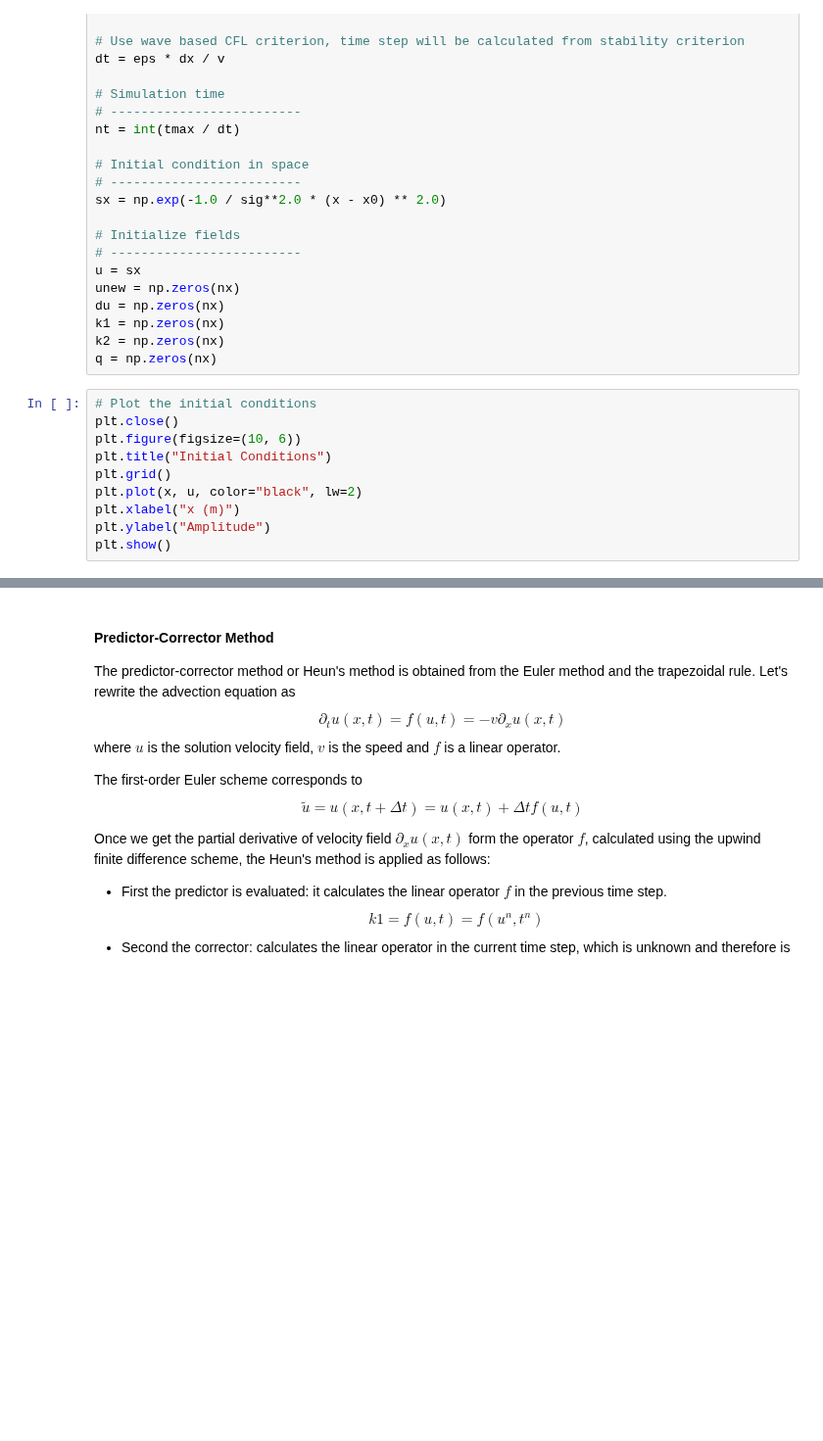
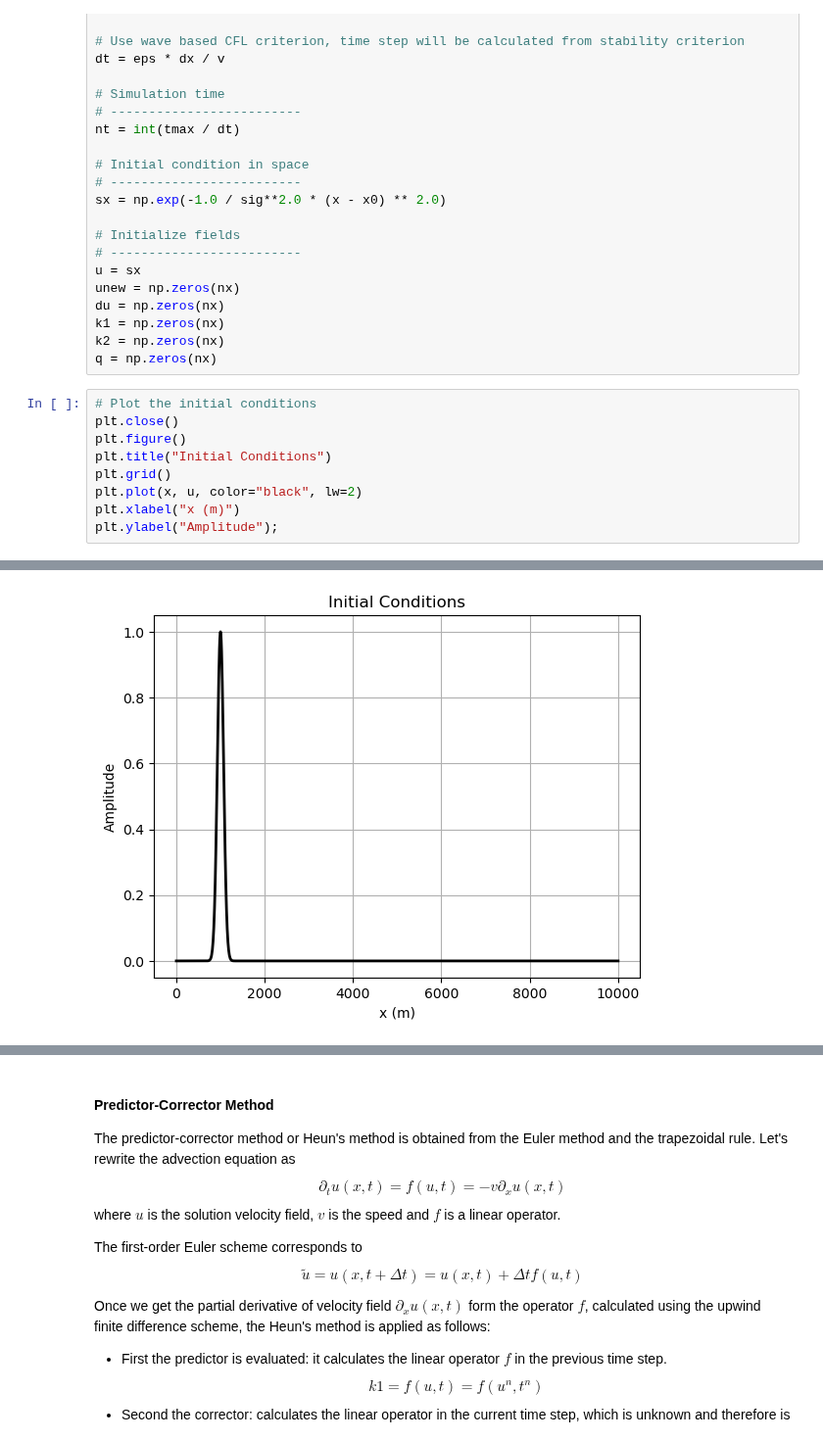
Before and after one commit to cpp-review-dune/python-pde, a Jupyter notebook: pde-book/waves/W4_fd_advection_1d.ipynb, the cells around one changed output, grey strips where cells are left out. Shown at 98% size. Drawn from its saved outputs; the diff is of its cells as text; blank space fills up the shorter version.

```diff
--- a/pde-book/waves/W4_fd_advection_1d.ipynb
+++ b/pde-book/waves/W4_fd_advection_1d.ipynb
@@ -133,11 +142,10 @@ q = np.zeros(nx)
 # %%
 # Plot the initial conditions
 plt.close()
-plt.figure(figsize=(10, 6))
+plt.figure()
 plt.title("Initial Conditions")
 plt.grid()
 plt.plot(x, u, color="black", lw=2)
 plt.xlabel("x (m)")
-plt.ylabel("Amplitude")
-plt.show()
+plt.ylabel("Amplitude");
 # %% [output]
@@ -146,3 +152,4 @@ plt.show()
+[figure, added]
 # %%
 # Advection Equation - Euler Scheme
 
```
Also changed, not shown: parts of 9 cells of this notebook, 18 other files.
